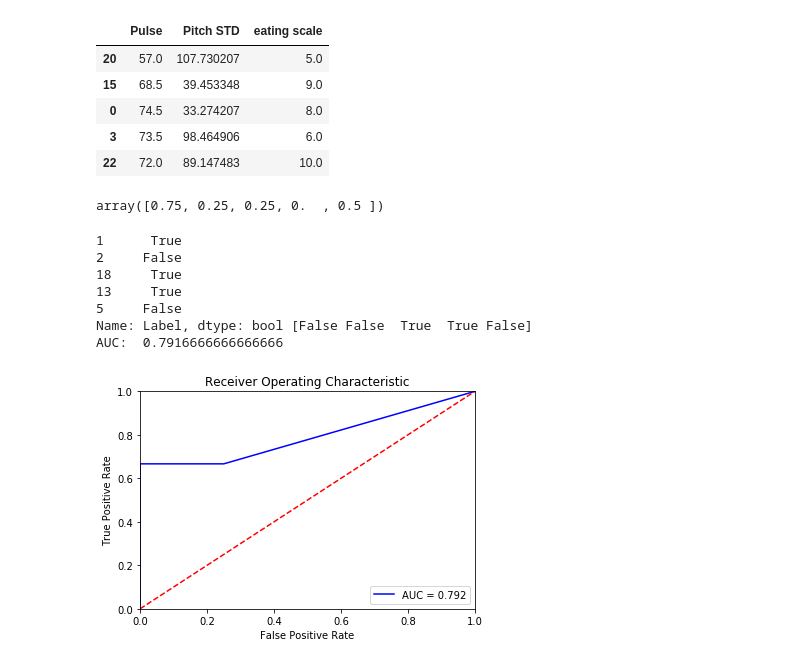
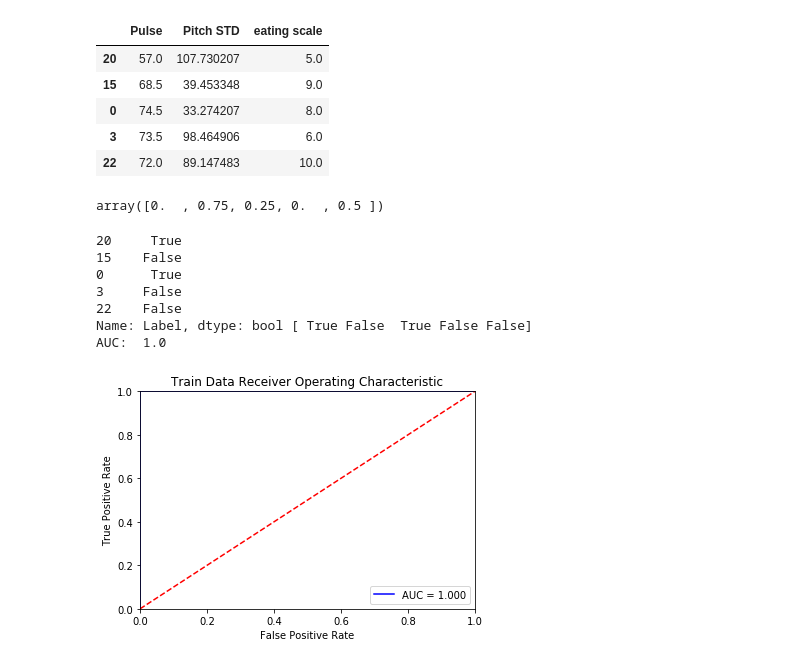
Before and after one commit to shreyaj1212/Cognitive-Fatigue-Predictor, a Jupyter notebook: Analysis.ipynb, the cells around one changed output. Cells and saved outputs as stored; diff of their text form; code cells hidden in the pictures.

```diff
--- a/Analysis.ipynb
+++ b/Analysis.ipynb
@@ -562,15 +554,15 @@ final_dat.corr()
 | stress scale | 0.122388 | 0.057517 | -0.440159 | 0.018337 | 0.029879 | 0.292199 | -0.038947 | -0.095720 | ... |
 # %%
 # Write your code here
-data_train, data_val = train_test_split(final_dat, test_size = 0.30, random_state = 0, stratify = final_dat['Label'])
+data_train, data_test = train_test_split(final_dat, test_size = 0.30, random_state = 0, stratify = final_dat['Label'])
 
 
 y_train = data_train['Label']
-y_val = data_val['Label']
+y_test = data_test['Label']
 
 # only features
 X_train = data_train[["Pulse","Pitch STD","eating scale"]]#,"fatigue scale"]]
-X_val = data_val[["Pulse","Pitch STD","eating scale"]]# "fatigue scale"]]
+X_test = data_test[["Pulse","Pitch STD","eating scale"]]# "fatigue scale"]]
 
 
 X_train.head()
@@ -591,5 +583,5 @@ clf = RandomForestClassifier()
 results = cross_val_score(clf,X_train, y_train,cv=5)
 results
 # %% [output]
-array([0.75, 0.25, 0.25, 0.  , 0.5 ])
+array([0.  , 0.75, 0.25, 0.  , 0.5 ])
 # %%
@@ -600,53 +589,53 @@ results = clf.fit(X_train, y_train)
 # %%
 from sklearn.metrics import auc
 
-# apply the model to test data
-y_val_predict = clf.predict(X_val)
-y_val_proba = clf.predict_proba(X_val)
+# apply the model to train data
+y_train_predict = clf.predict(X_train)
+y_train_proba = clf.predict_proba(X_train)
 
-print(y_val[:5],y_val_predict[:5])
+print(y_train[:5],y_train_predict[:5])
 
 from sklearn import metrics
 from sklearn.metrics import confusion_matrix
 
 #extract fpr and tpr to plot ROC curve and calculate AUC (Note: fpr-false positive rate and tpr -true positive rate)
-fpr, tpr, threshold = metrics.roc_curve(y_val, y_val_proba[:,1])
+fpr, tpr, threshold = metrics.roc_curve(y_train, y_train_proba[:,1])
 
 # This is exctly the first metric you'll be evaluated on!
 # Note: this will only work on the binary case -- you'll need a different method to do multi-class case
 def cm_metric(y_true,y_prob):
 
     # predict the class with the greatest probability
     y_pred = [np.argmax(y) for y in y_prob]
 
     # calculate the confusion matrix
-    cm = confusion_matrix(y_true, y_val_predict)
+    cm = confusion_matrix(y_true, y_train_predict)
 
     cm_norm = cm.astype('float') / cm.sum(axis=1)[:, np.newaxis]
     return sum(sum(np.multiply(cm_norm,np.array([[1, -2], [-2, 1]]))))
 
-cm_metric(y_val,y_val_proba)
+cm_metric(y_train,y_train_proba)
 
 # Calculate the area under the ROC curve
 roc_auc = metrics.auc(fpr, tpr)
 print('AUC: ',roc_auc)
 
 import matplotlib.pyplot as plt
-plt.title('Receiver Operating Characteristic')
+plt.title('Train Data Receiver Operating Characteristic')
 plt.plot(fpr, tpr, 'b', label = 'AUC = %0.3f' % roc_auc)
 plt.legend(loc = 'lower right')
 plt.plot([0, 1], [0, 1],'r--')
 plt.xlim([0, 1])
 plt.ylim([0, 1])
 plt.ylabel('True Positive Rate')
 plt.xlabel('False Positive Rate')
 plt.show()
 # %% [output]
-1      True
-2     False
-18     True
-13     True
-5     False
-Name: Label, dtype: bool [False False  True  True False]
-AUC:  0.7916666666666666
+20     True
+15    False
+0      True
+3     False
+22    False
+Name: Label, dtype: bool [ True False  True False False]
+AUC:  1.0
-[figure, old version]
+[figure, new version]
```
Also changed, not shown: parts of 4 cells of this notebook.
